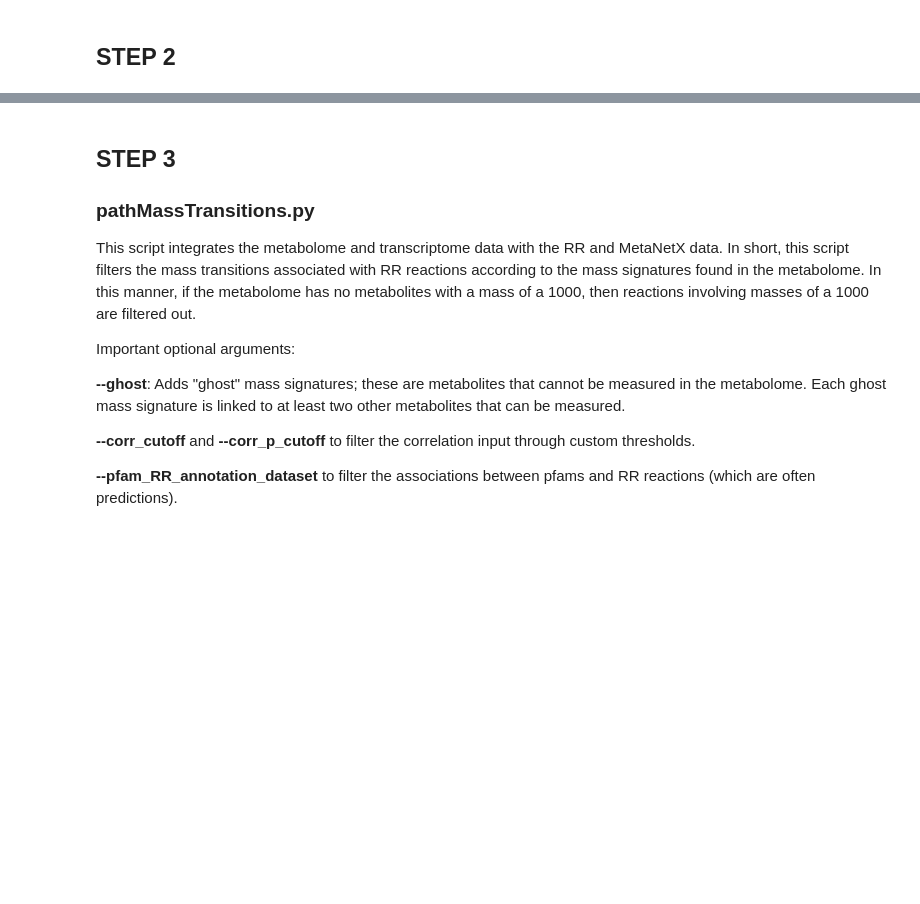
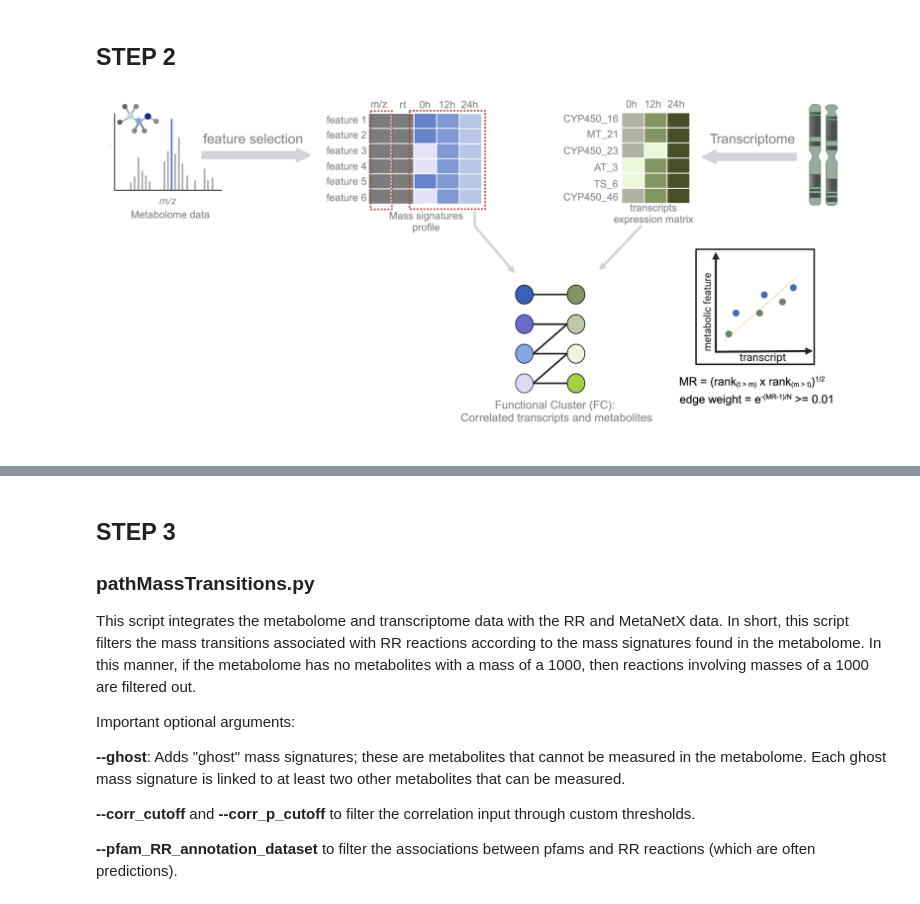
Before and after one commit to kumarsaurabh20/meantools, a Jupyter notebook: meantools.ipynb, the cells around one changed output, grey strips where cells are left out. Cells and saved outputs as stored; diff of their text form; code cells hidden in the pictures; blank space fills up the shorter version.

```diff
--- a/meantools.ipynb
+++ b/meantools.ipynb
@@ -54,4 +120,9 @@ display.Image("test_db/format_database/transitions_degeneracy.png")
 # %% [markdown]
 ## STEP 2
+# %%
+from IPython import display
+display.Image("correlation.png")
+# %% [output]
+[figure, added]
 # %%
 %run corrMultiomics_mod.py -h
```
Also changed, not shown: parts of 17 cells of this notebook, 47 other files.
